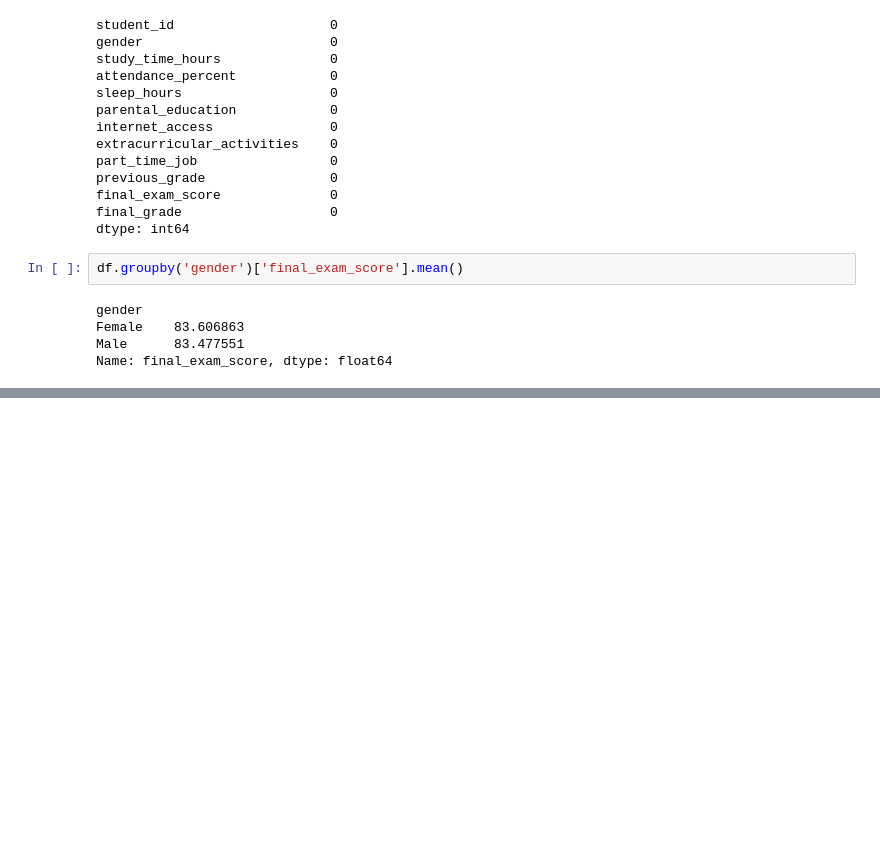
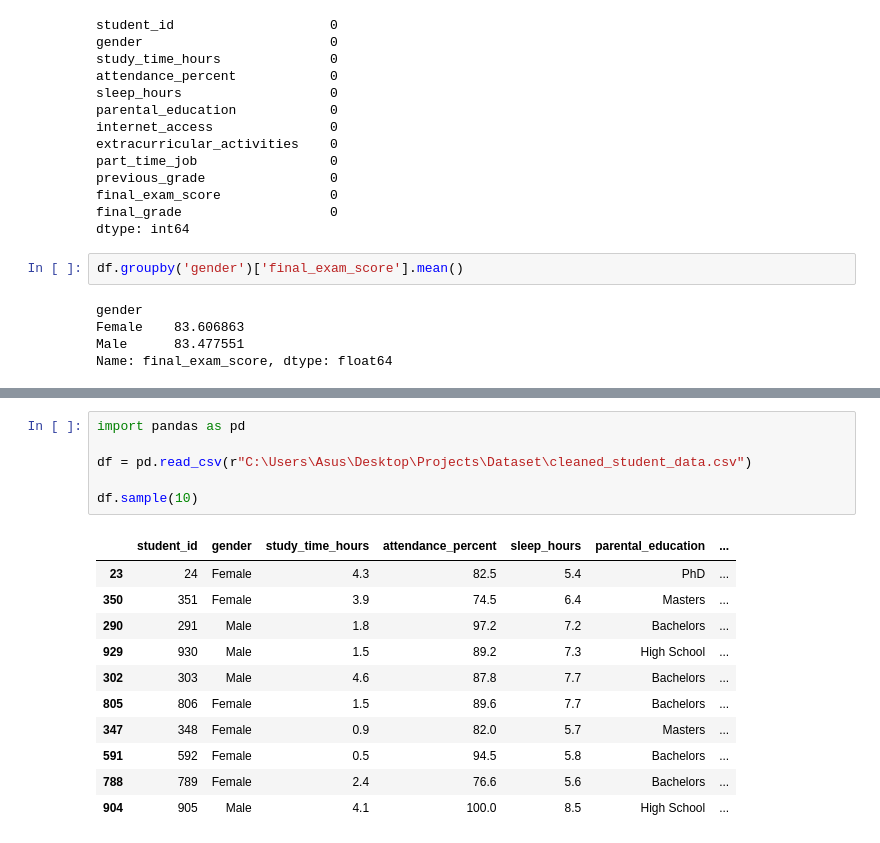
Before and after one commit to Codeharbor-01/Project, a Jupyter notebook: test.ipynb, the cells around one changed output, grey strips where cells are left out. Drawn from its saved outputs; the diff is of its cells as text; blank space fills up the shorter version.

```diff
--- a/test.ipynb
+++ b/test.ipynb
@@ -96,0 +346,18 @@ Name: final_exam_score, dtype: float64
+# %%
+import pandas as pd
+
+df = pd.read_csv(r"C:\Users\Asus\Desktop\Projects\Dataset\cleaned_student_data.csv")
+
+df.sample(10)
+# %% [output]
+|  | student_id | gender | study_time_hours | attendance_percent | sleep_hours | parental_education | ... |
+| 23 | 24 | Female | 4.3 | 82.5 | 5.4 | PhD | ... |
+| 350 | 351 | Female | 3.9 | 74.5 | 6.4 | Masters | ... |
+| 290 | 291 | Male | 1.8 | 97.2 | 7.2 | Bachelors | ... |
+| 929 | 930 | Male | 1.5 | 89.2 | 7.3 | High School | ... |
+| 302 | 303 | Male | 4.6 | 87.8 | 7.7 | Bachelors | ... |
+| 805 | 806 | Female | 1.5 | 89.6 | 7.7 | Bachelors | ... |
+| 347 | 348 | Female | 0.9 | 82.0 | 5.7 | Masters | ... |
+| 591 | 592 | Female | 0.5 | 94.5 | 5.8 | Bachelors | ... |
+| 788 | 789 | Female | 2.4 | 76.6 | 5.6 | Bachelors | ... |
+| 904 | 905 | Male | 4.1 | 100.0 | 8.5 | High School | ... |
```
Also changed, not shown: parts of 23 cells of this notebook, 14 other files.
